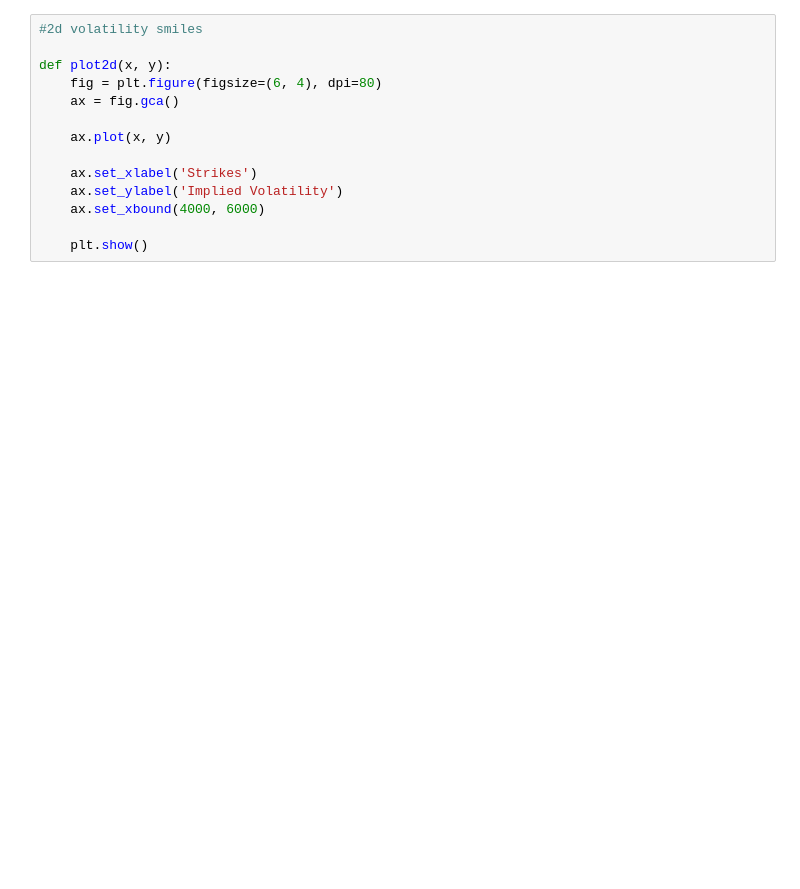
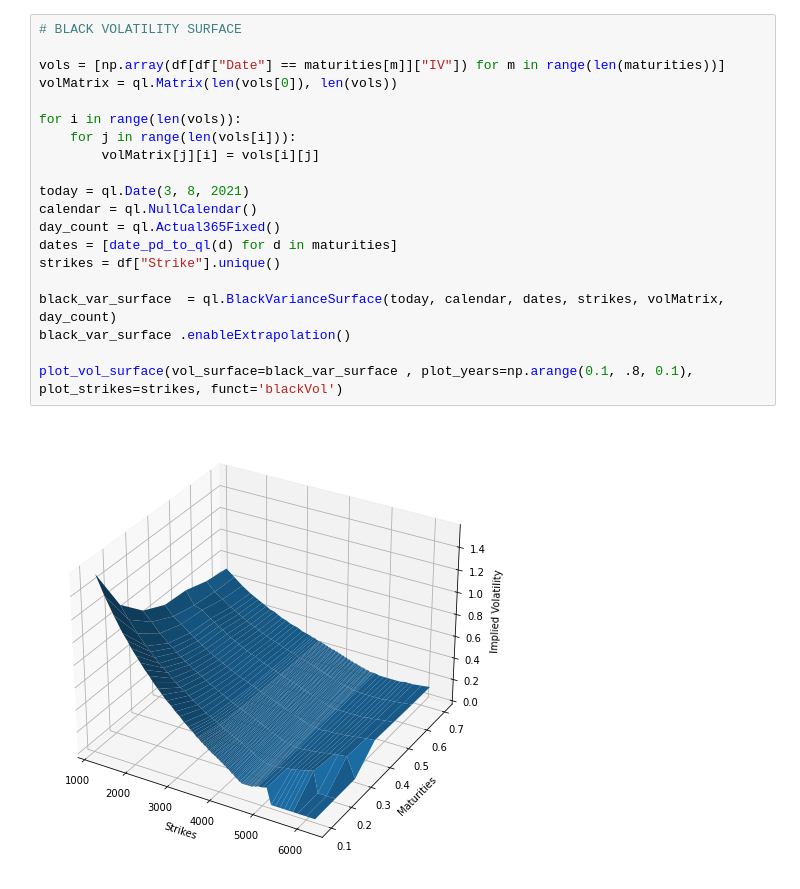
Before and after one commit to lucasomigli/SABR-volatility-models, a Jupyter notebook: ql_model.ipynb, the cells around one changed output. Drawn from its saved outputs; the diff is of its cells as text; blank space fills up the shorter version.

Commit message:
fixed QuantLib moddeling for SABR and Black

```diff
--- a/ql_model.ipynb
+++ b/ql_model.ipynb
@@ -90,15 +98,23 @@ plot3d(x, y, z, angle=45)
-# %%
-#2d volatility smiles
-
-def plot2d(x, y):
-    fig = plt.figure(figsize=(6, 4), dpi=80)
-    ax = fig.gca()
-
-    ax.plot(x, y)
-
-    ax.set_xlabel('Strikes')
-    ax.set_ylabel('Implied Volatility')
-    ax.set_xbound(4000, 6000)
-
-    plt.show()
+# %%
+# BLACK VOLATILITY SURFACE
+
+vols = [np.array(df[df["Date"] == maturities[m]]["IV"]) for m in range(len(maturities))]
+volMatrix = ql.Matrix(len(vols[0]), len(vols))
+
+for i in range(len(vols)):
+    for j in range(len(vols[i])):
+        volMatrix[j][i] = vols[i][j]
+
+today = ql.Date(3, 8, 2021)
+calendar = ql.NullCalendar()
+day_count = ql.Actual365Fixed()
+dates = [date_pd_to_ql(d) for d in maturities]
+strikes = df["Strike"].unique()
+
+black_var_surface  = ql.BlackVarianceSurface(today, calendar, dates, strikes, volMatrix, day_count)
+black_var_surface .enableExtrapolation()
+
+plot_vol_surface(vol_surface=black_var_surface , plot_years=np.arange(0.1, .8, 0.1), plot_strikes=strikes, funct='blackVol')
+# %% [output]
+[figure, added]
 # %%
```
Also changed, not shown: parts of 12 cells of this notebook, 2 other files.
